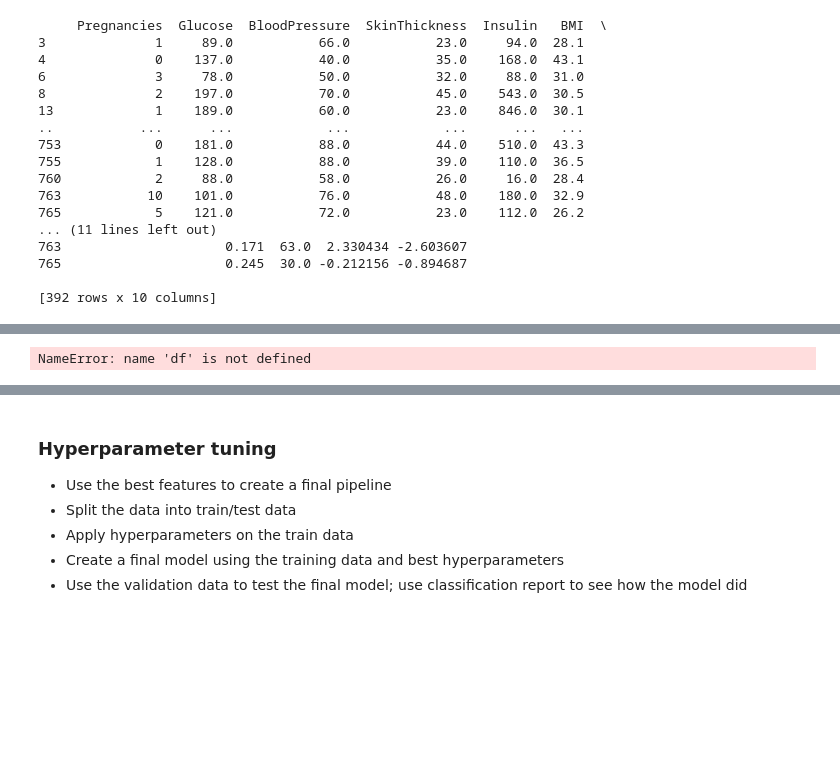
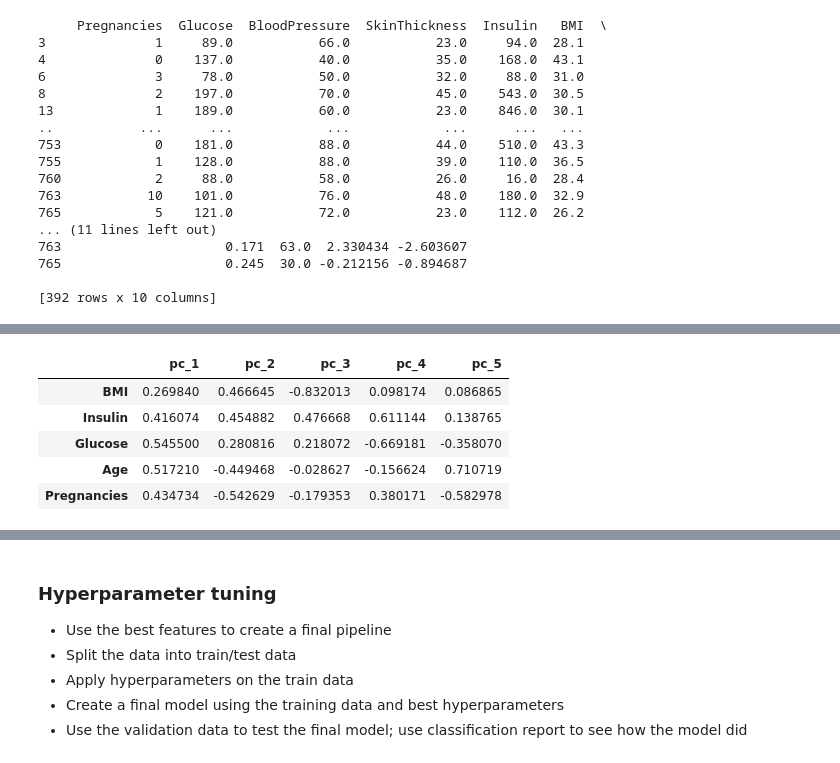
Before and after one commit to nico-palmar/ML_notebooks, a Jupyter notebook: xgb-diabetic-predictions.ipynb, the cells around one changed output, grey strips where cells are left out. Cells and saved outputs as stored; diff of their text form; code cells hidden in the pictures; blank space fills up the shorter version.

Commit message:
add pca loadings

```diff
--- a/xgb-diabetic-predictions.ipynb
+++ b/xgb-diabetic-predictions.ipynb
@@ -263,6 +263,11 @@ Pipeline(steps=[('imputer', SimpleImputer(strategy='median')),
                                scale_pos_weight=None, subsample=None,
                                tree_method=None, validate_parameters=None,
                                verbosity=0))])
+# %%
+def get_median_imputed_data(df):
+    median_imputer = SimpleImputer(strategy='median')
+    imputed_df = pd.DataFrame(median_imputer.fit_transform(df), columns=df.columns)
+    return imputed_df
 # %% [markdown]
 - Split up the data in order to avoid leakage
 - Only use df_train and y_train for training the model
@@ -494,3 +499,7 @@ print(create_pc_pca(testing_df))
 765                     0.245  30.0 -0.212156 -0.894687
 
 [392 rows x 10 columns]
+# %%
+# get an imputed version of the training data to check findings of PCA loadings
+imputed_train_df = get_median_imputed_data(df_train)
+imputed_train_df.isna().sum()
@@ -497,9 +516,19 @@ print(create_pc_pca(testing_df))
 # %%
-
-df = df.copy()
-features = ['BMI', 'Insulin', 'Glucose', 'Age', 'Pregnancies']
-_, pca, col_names = _apply_pca(df, features)
-# get the loadings for the principal components
-loadings = pd.DataFrame(pca.components_.T, columns=col_names)
+def get_pca_loadings(df: pd.DataFrame, features: List[str]) -> pd.DataFrame:
+    df = df.copy()
+    _, pca, col_names = _apply_pca(df, features)
+    # get the loadings for the principal components
+    loadings = pd.DataFrame(pca.components_.T, columns=col_names, index=features)
+    return loadings
-# %% [output]
-NameError: name 'df' is not defined
+# %%
+features = ['BMI', 'Insulin', 'Glucose', 'Age', 'Pregnancies']
+# get the loadings for the principal components
+loadings = get_pca_loadings(imputed_train_df, features)
+loadings
+# %% [output]
+|  | pc_1 | pc_2 | pc_3 | pc_4 | pc_5 |
+| BMI | 0.269840 | 0.466645 | -0.832013 | 0.098174 | 0.086865 |
+| Insulin | 0.416074 | 0.454882 | 0.476668 | 0.611144 | 0.138765 |
+| Glucose | 0.545500 | 0.280816 | 0.218072 | -0.669181 | -0.358070 |
+| Age | 0.517210 | -0.449468 | -0.028627 | -0.156624 | 0.710719 |
+| Pregnancies | 0.434734 | -0.542629 | -0.179353 | 0.380171 | -0.582978 |
```
Also changed, not shown: parts of 3 cells of this notebook.
